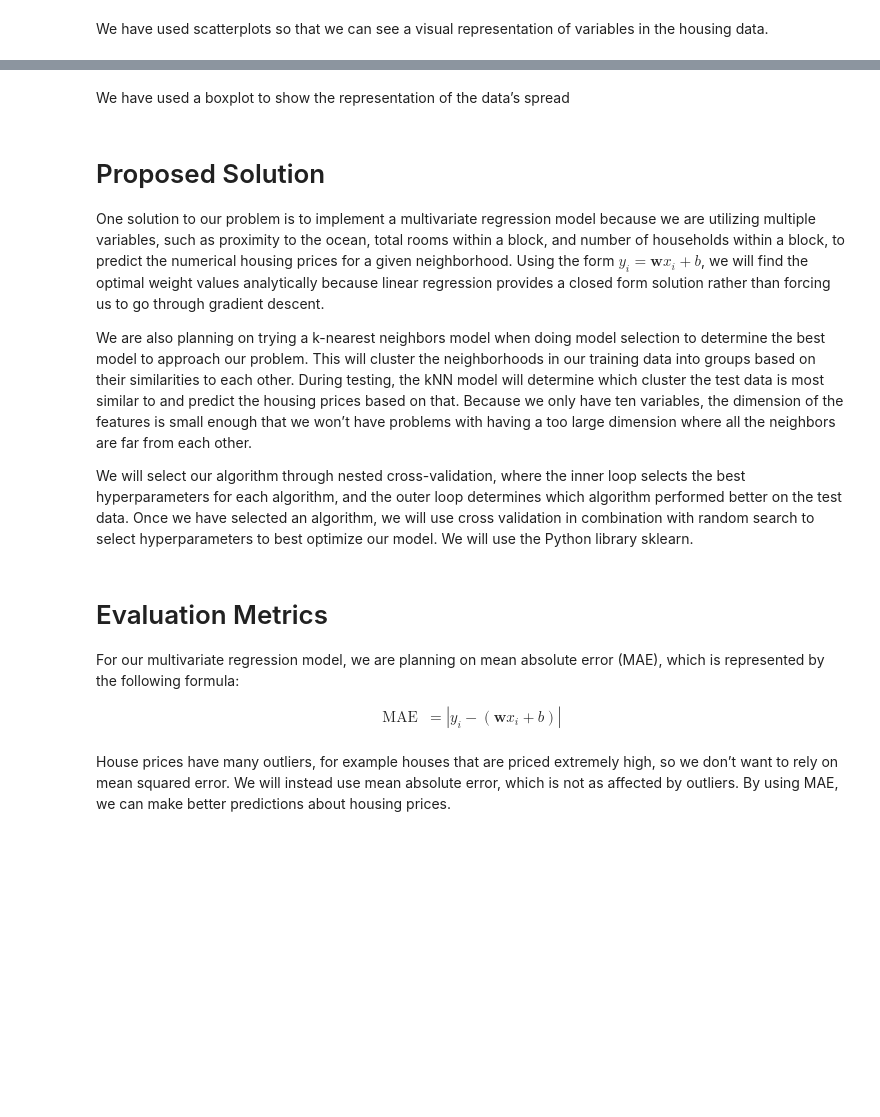
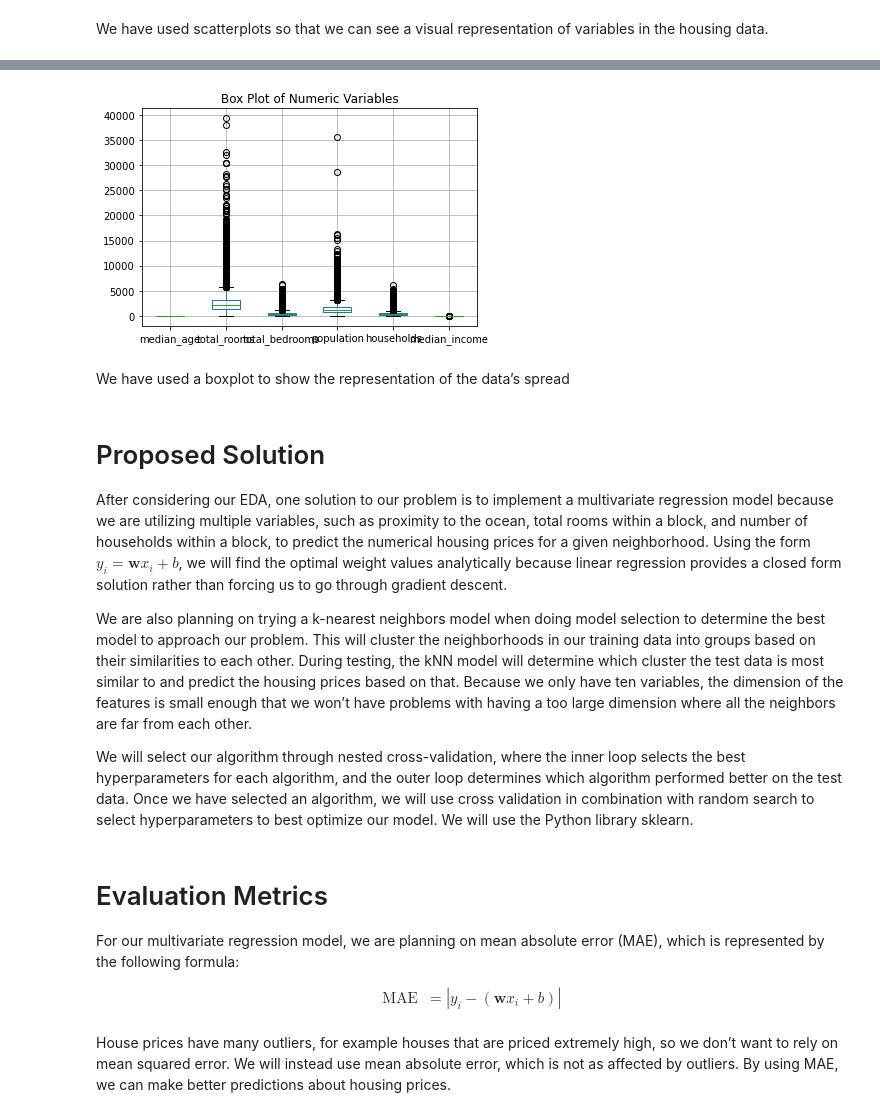
Before and after one commit to llennemann/COGS-118A-ML-Project, a Jupyter notebook: FinalProject_Group017-SP23.ipynb, the cells around one changed output, grey strips where cells are left out. Saved outputs shown, nothing was run; the diff lists cells and outputs as text; code cells hidden in the pictures; blank space fills up the shorter version.

```diff
--- a/FinalProject_Group017-SP23.ipynb
+++ b/FinalProject_Group017-SP23.ipynb
@@ -159,9 +164,15 @@ plt.show()
+# %%
+df.boxplot(column=['median_age', 'total_rooms', 'total_bedrooms', 'population', 'households', 'median_income'])
+plt.title('Box Plot of Numeric Variables')
+plt.show()
+# %% [output]
+[figure, added]
 # %% [markdown]
 We have used a boxplot to show the representation of the data’s spread
 # %% [markdown]
 # Proposed Solution
 
-One solution to our problem is to implement a multivariate regression model because we are utilizing multiple variables, such as proximity to the ocean, total rooms within a block, and number of households within a block, to predict the numerical housing prices for a given neighborhood.  Using the form $y_i = \mathbf{w}x_i + b$, we will find the optimal weight values analytically because linear regression provides a closed form solution rather than forcing us to go through gradient descent.
+After considering our EDA, one solution to our problem is to implement a multivariate regression model because we are utilizing multiple variables, such as proximity to the ocean, total rooms within a block, and number of households within a block, to predict the numerical housing prices for a given neighborhood.  Using the form $y_i = \mathbf{w}x_i + b$, we will find the optimal weight values analytically because linear regression provides a closed form solution rather than forcing us to go through gradient descent.
 
 We are also planning on trying a k-nearest neighbors model when doing model selection to determine the best model to approach our problem. This will cluster the neighborhoods in our training data into groups based on their similarities to each other. During testing, the kNN model will determine which cluster the test data is most similar to and predict the housing prices based on that. Because we only have ten variables, the dimension of the features is small enough that we won’t have problems with having a too large dimension where all the neighbors are far from each other.
 
```
Also changed, not shown: parts of 31 cells of this notebook.
